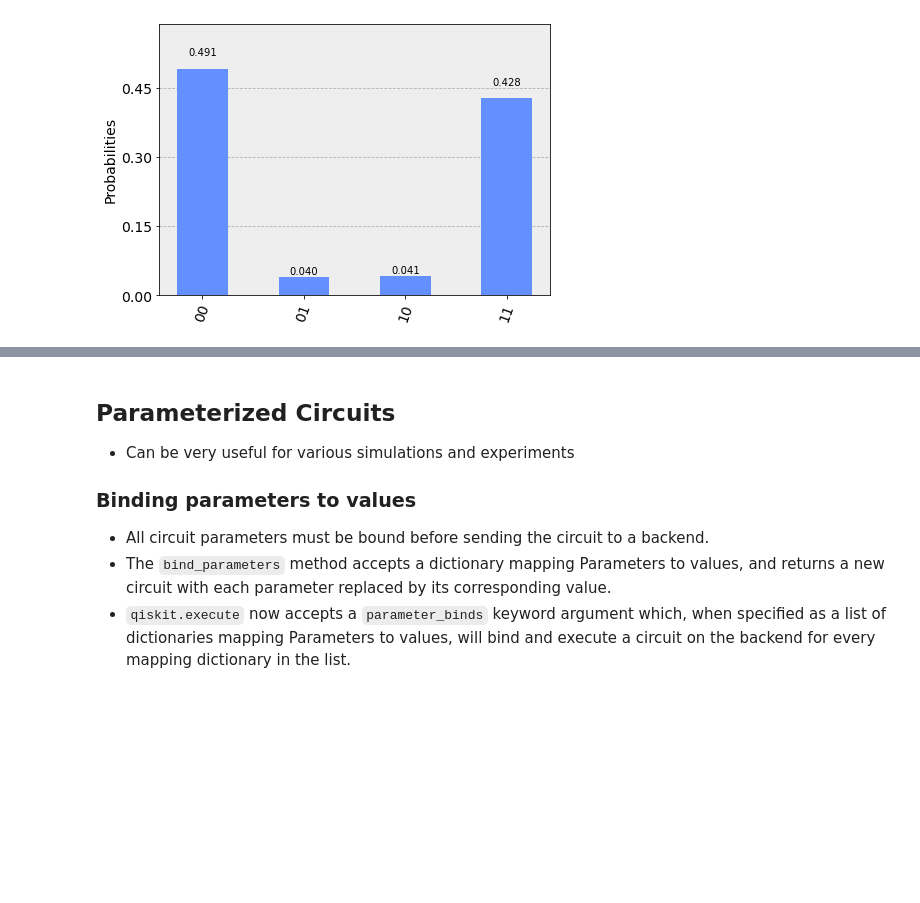
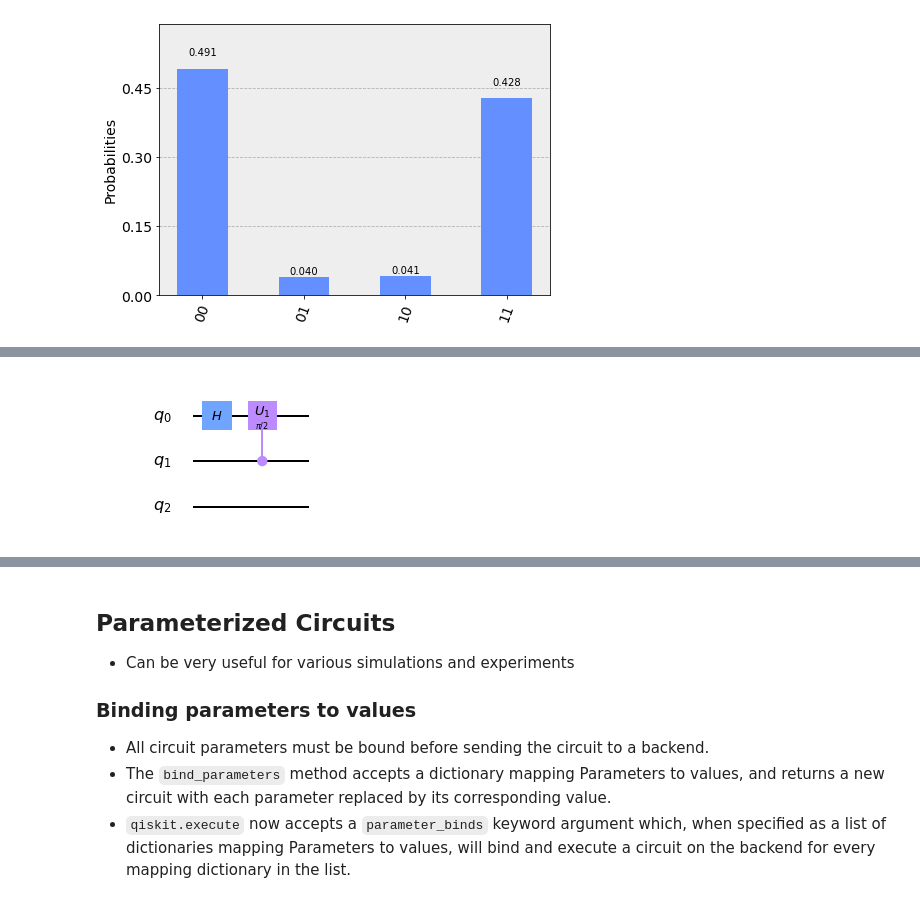
Before and after one commit to dkp-quantum/Tutorials, a Jupyter notebook: 2020 LGE/LGE Qiskit Tutorial.ipynb, the cells around one changed output, grey strips where cells are left out. Saved outputs shown, nothing was run; the diff lists cells and outputs as text; code cells hidden in the pictures; blank space fills up the shorter version.

```diff
--- a/2020 LGE/LGE Qiskit Tutorial.ipynb
+++ b/2020 LGE/LGE Qiskit Tutorial.ipynb
@@ -691,0 +741,5 @@ plot_histogram(job_real.result().get_counts())
+# %%
+qftc.cu1(2*pi/(2**2), 1, 0) # CROT from qubit 1 to qubit 0
+qftc.draw(output='mpl')
+# %% [output]
+[figure, added]
```
Also changed, not shown: parts of 25 cells of this notebook.
